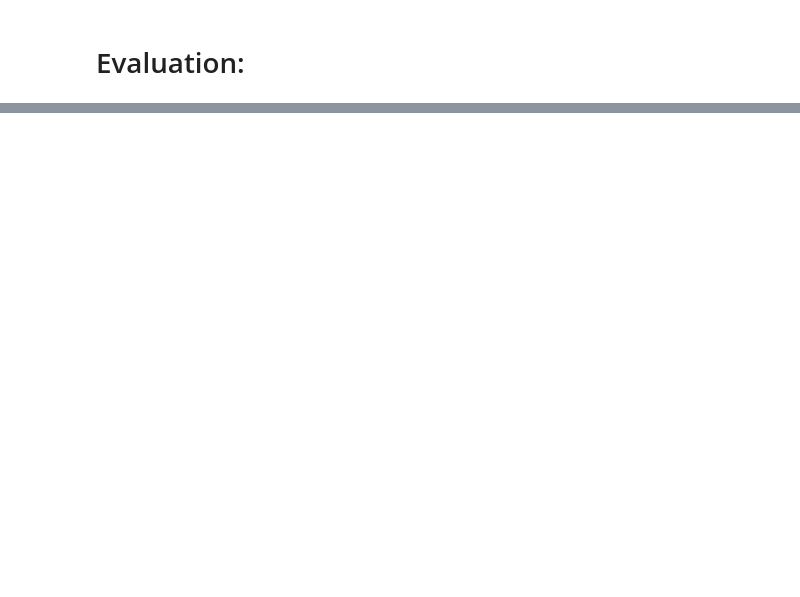
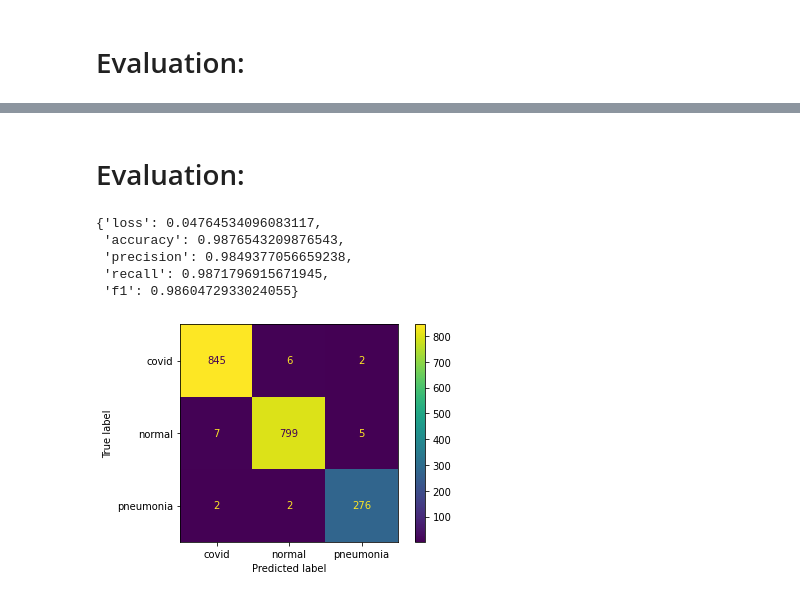
Before and after one commit to a80-abbasi/Covid-Modelling-Project, a Jupyter notebook: Covid_Classficiation.ipynb, the cells around one changed output, grey strips where cells are left out. Cells and saved outputs as stored; diff of their text form; code cells hidden in the pictures; blank space fills up the shorter version.

Commit message:
f1=0.9860472933024055 on test set

```diff
--- a/Covid_Classficiation.ipynb
+++ b/Covid_Classficiation.ipynb
@@ -375,3 +460,5 @@ model = train_model(model, criterion, [train_loader, val_loader], optimizer, 30,
+# %%
+model = train_model(model, criterion, [train_loader, val_loader], optimizer, 25, 'covid-classification', scheduler=scheduler);
 # %% [markdown]
 # Evaluation:
 # %%
@@ -392,0 +500,6 @@ files.download('covid-classification.pt')
+# %%
+lr = 1e-3
+optimizer = torch.optim.Adam(filter(lambda p: p.requires_grad, model.parameters()), lr=lr)
+scheduler = torch.optim.lr_scheduler.ReduceLROnPlateau(optimizer, mode='min', factor=0.2, patience=4, verbose=True)
+# %%
+model = train_model(model, criterion, [train_loader, val_loader], optimizer, 25, 'covid-classification', scheduler=scheduler);
@@ -392,0 +520,22 @@ files.download('covid-classification.pt')
+# %% [markdown]
+# Evaluation:
+# %%
+from sklearn.metrics import accuracy_score, precision_score, recall_score, f1_score, confusion_matrix, ConfusionMatrixDisplay
+
+average_policy = 'macro'
+metrics = {'accuracy': accuracy_score, 'precision': lambda y1, y2: precision_score(y1, y2, average=average_policy),
+           'recall': lambda y1, y2: recall_score(y1, y2, average=average_policy),
+           'f1': lambda y1, y2: f1_score(y1, y2, average=average_policy),
+           'confusion_matrix': confusion_matrix}
+# %%
+test_results = validate(model, test_loader, criterion, metrics=metrics)
+disp = ConfusionMatrixDisplay(test_results.pop('confusion_matrix'), display_labels=dataset.label_names)
+disp.plot()
+test_results
+# %% [output]
+{'loss': 0.04764534096083117,
+ 'accuracy': 0.9876543209876543,
+ 'precision': 0.9849377056659238,
+ 'recall': 0.9871796915671945,
+ 'f1': 0.9860472933024055}
+[figure, added]
```
Also changed, not shown: parts of 37 cells of this notebook, 1 other file.
